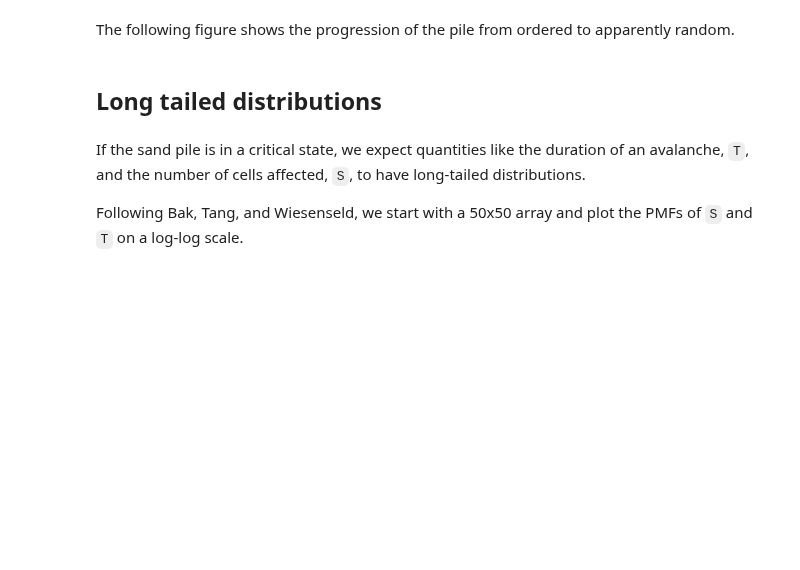
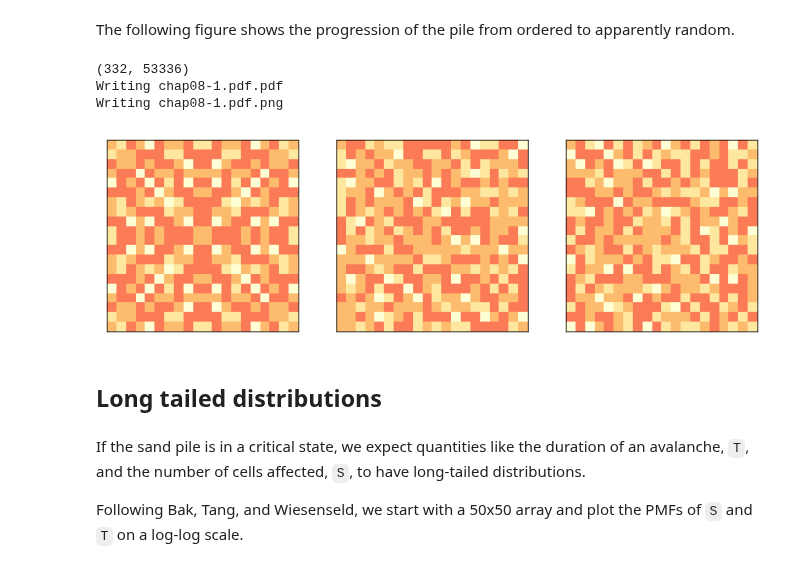
Before and after one commit to AllenDowney/ThinkComplexity2, a Jupyter notebook: code/chap08soln.ipynb, the cells around one changed output. Cells and saved outputs as stored; diff of their text form; code cells hidden in the pictures; blank space fills up the shorter version.

Commit message:
Updating chap08 notebooks

```diff
--- a/code/chap08soln.ipynb
+++ b/code/chap08soln.ipynb
@@ -91,24 +119,29 @@ The following figure shows the progression of the pile from ordered to apparentl
 # %%
 RandomSeed(17)
 
 pile = SandPile(n=20, level=10)
 print(pile.run())
 viewer = SandPileViewer(pile)
 
 thinkplot.preplot(cols=3)
 viewer.draw()
 
 thinkplot.subplot(2)
 for i in range(200):
     viewer.step()
 viewer.draw()
 
 thinkplot.subplot(3)
 for i in range(200):
     viewer.step()
 viewer.draw()
 
-plt.savefig('chap08-1.pdf')
+thinkplot.save('chap08-1.pdf', clf=False)
+# %% [output]
+(332, 53336)
+Writing chap08-1.pdf.pdf
+Writing chap08-1.pdf.png
+[figure, added]
 # %% [markdown]
 ## Long tailed distributions
 # %% [markdown]
```
Also changed, not shown: parts of 32 cells of this notebook, 1 other file.
